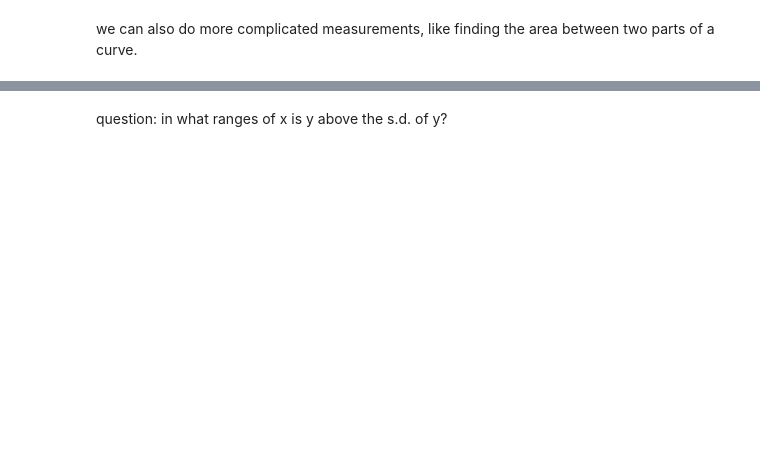
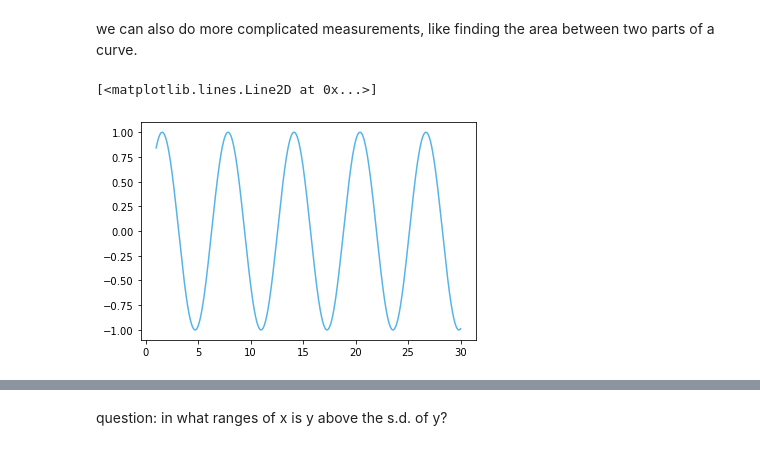
Before and after one commit to danieljdenman/NSPbootcamp, a Jupyter notebook: Introduction.ipynb, the cells around one changed output, grey strips where cells are left out. Drawn from its saved outputs; the diff is of its cells as text; code cells hidden in the pictures; blank space fills up the shorter version.

```diff
--- a/Introduction.ipynb
+++ b/Introduction.ipynb
@@ -181,5 +265,10 @@ print('s.d.: '+str(np.std(y)))
 # %% [markdown]
 we can also do more complicated measurements, like finding the area between two parts of a curve.
+# %%
+plt.plot(x,y)
+# %% [output]
+[<matplotlib.lines.Line2D at 0x...>]
+[figure, added]
 # %%
 plt.plot(x,y)
 plt.axhline(np.mean(y),color='red')
```
Also changed, not shown: parts of 74 cells of this notebook.
